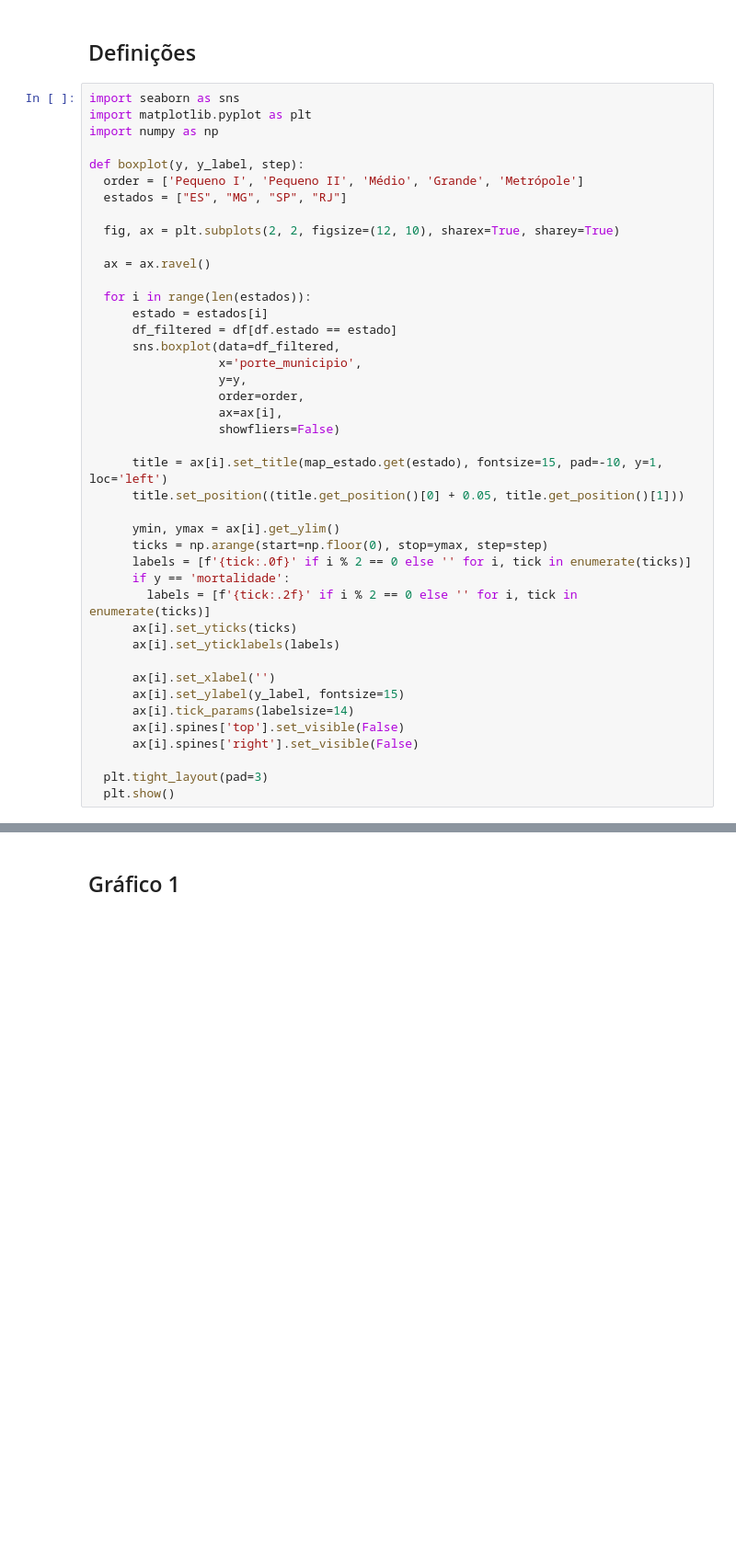
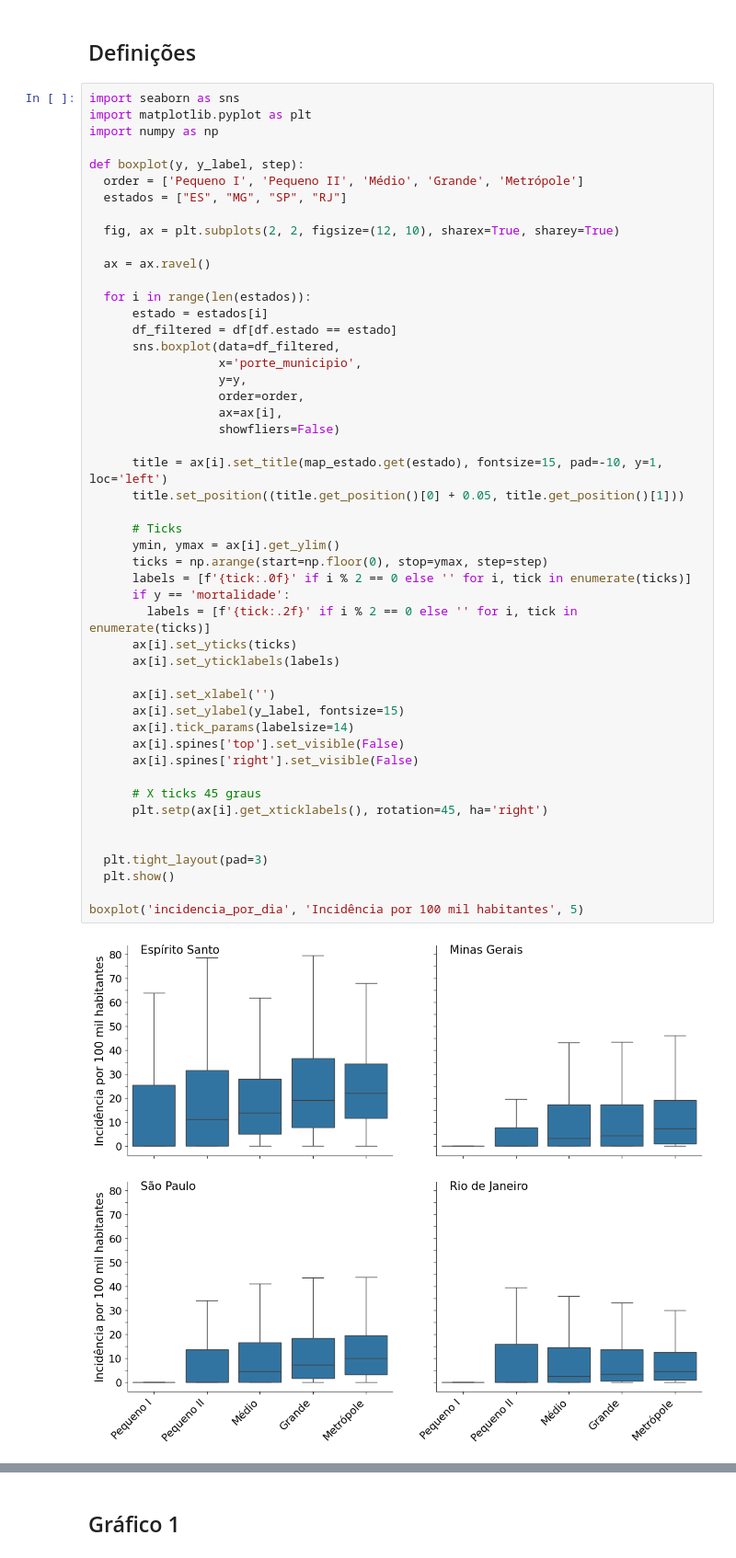
Before and after one commit to carloszan/covid, a Jupyter notebook: analises/7.graficos/graficos.ipynb, the cells around one changed output, grey strips where cells are left out. Shown at 92% size. Saved outputs shown, nothing was run; the diff lists cells and outputs as text; blank space fills up the shorter version.

```diff
--- a/analises/7.graficos/graficos.ipynb
+++ b/analises/7.graficos/graficos.ipynb
@@ -154,33 +154,42 @@ def boxplot(y, y_label, step):
 
   for i in range(len(estados)):
       estado = estados[i]
       df_filtered = df[df.estado == estado]
       sns.boxplot(data=df_filtered,
                   x='porte_municipio',
                   y=y,
                   order=order,
                   ax=ax[i],
                   showfliers=False)
 
       title = ax[i].set_title(map_estado.get(estado), fontsize=15, pad=-10, y=1, loc='left')
       title.set_position((title.get_position()[0] + 0.05, title.get_position()[1]))
 
+      # Ticks
       ymin, ymax = ax[i].get_ylim()
       ticks = np.arange(start=np.floor(0), stop=ymax, step=step)
       labels = [f'{tick:.0f}' if i % 2 == 0 else '' for i, tick in enumerate(ticks)]
       if y == 'mortalidade':
         labels = [f'{tick:.2f}' if i % 2 == 0 else '' for i, tick in enumerate(ticks)]
       ax[i].set_yticks(ticks)
       ax[i].set_yticklabels(labels)
 
       ax[i].set_xlabel('')
       ax[i].set_ylabel(y_label, fontsize=15)
       ax[i].tick_params(labelsize=14)
       ax[i].spines['top'].set_visible(False)
       ax[i].spines['right'].set_visible(False)
 
+      # X ticks 45 graus
+      plt.setp(ax[i].get_xticklabels(), rotation=45, ha='right')
+
+
   plt.tight_layout(pad=3)
   plt.show()
+
+boxplot('incidencia_por_dia', 'Incidência por 100 mil habitantes', 5)
+# %% [output]
+[figure, added]
 # %%
 import seaborn as sns
 import matplotlib.pyplot as plt
```
Also changed, not shown: parts of 7 cells of this notebook.
